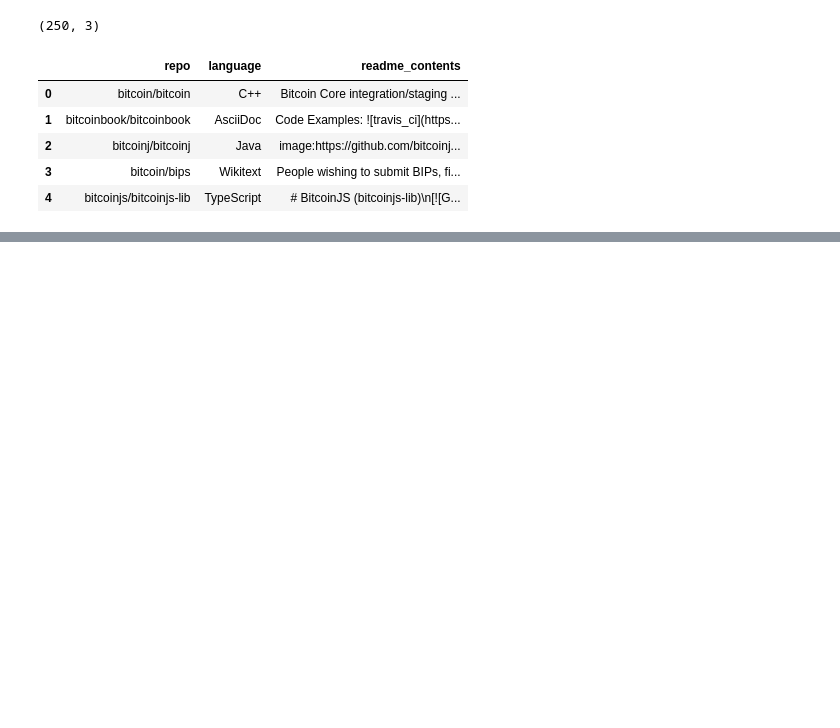
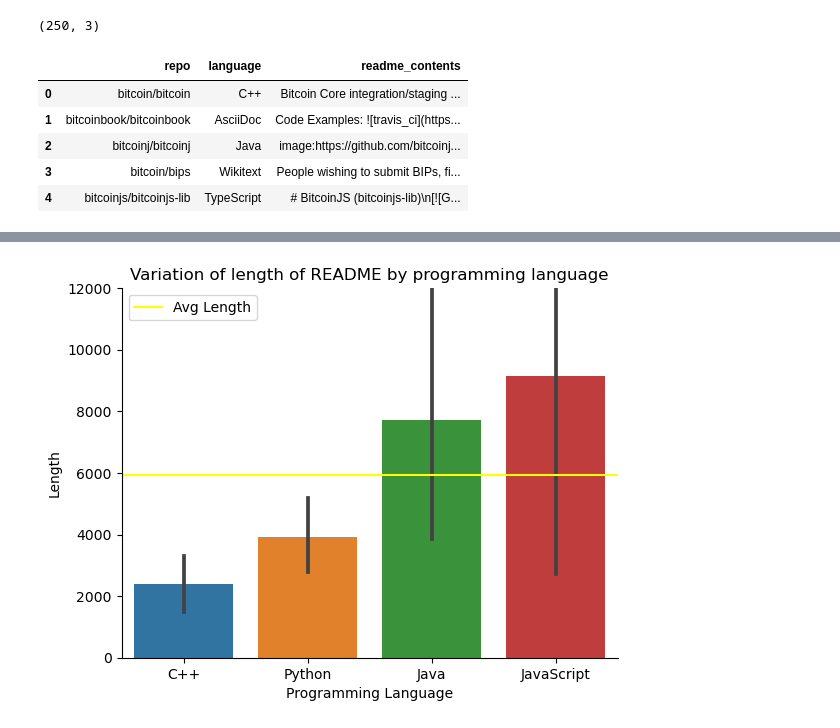
Before and after one commit to JDSINLP/NLP-Project, a Jupyter notebook: dev_scratchbook.ipynb, the cells around one changed output, grey strips where cells are left out. Saved outputs shown, nothing was run; the diff lists cells and outputs as text; code cells hidden in the pictures; blank space fills up the shorter version.

```diff
--- a/dev_scratchbook.ipynb
+++ b/dev_scratchbook.ipynb
@@ -241,0 +93,4 @@ df
+# %%
+w.viz_length_content(train)
+# %% [output]
+[figure, added]
```
Also changed, not shown: parts of 48 cells of this notebook.
